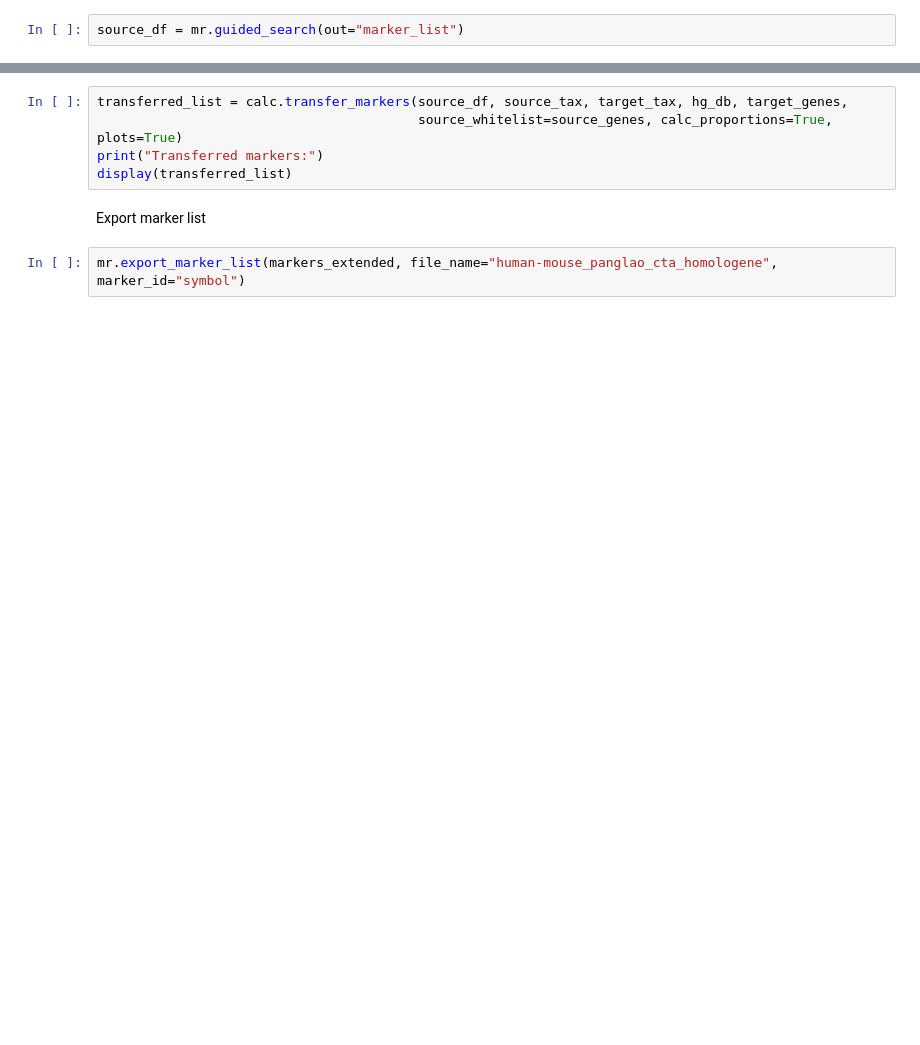
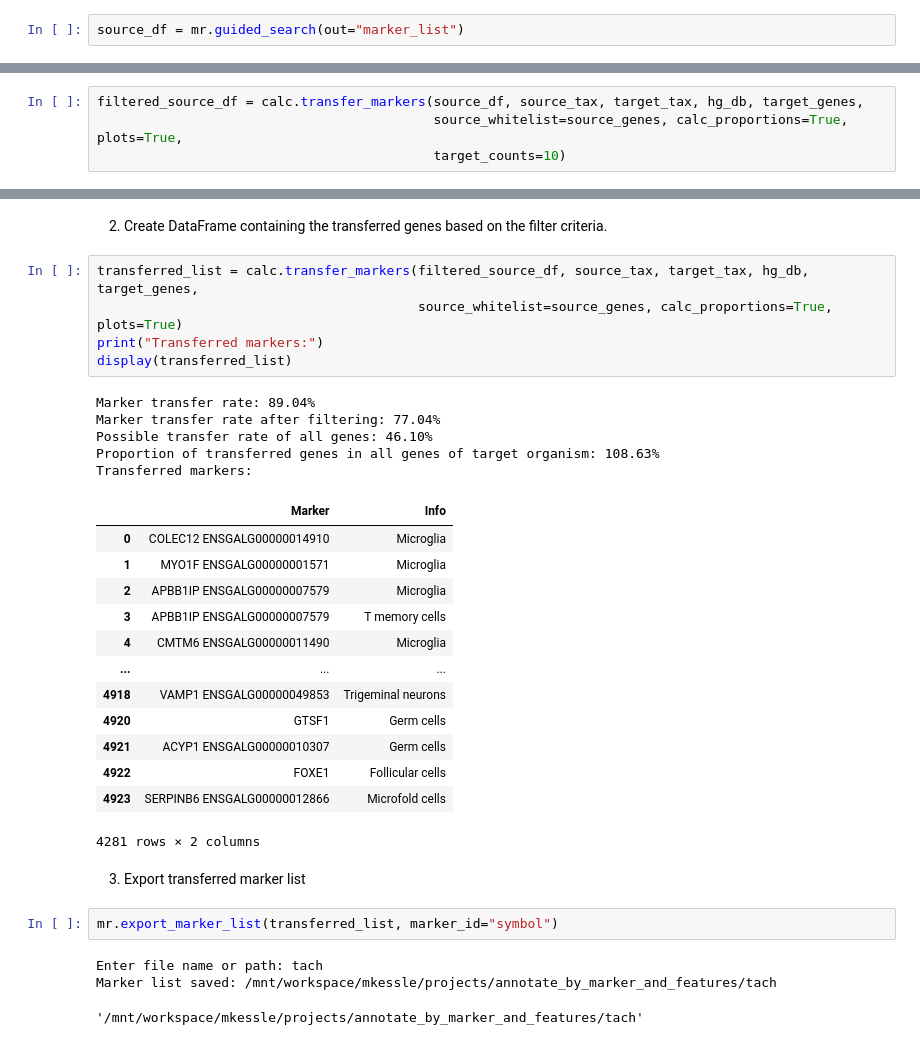
Before and after one commit to loosolab/MarkerRepo, a Jupyter notebook: calculations.ipynb, the cells around one changed output, grey strips where cells are left out. Saved outputs shown, nothing was run; the diff lists cells and outputs as text; blank space fills up the shorter version.

```diff
--- a/calculations.ipynb
+++ b/calculations.ipynb
@@ -116,0 +273,4 @@ Transfer source markers to target markers using HomoloGene db and extend transfe
+# %%
+filtered_source_df = calc.transfer_markers(source_df, source_tax, target_tax, hg_db, target_genes,
+                                           source_whitelist=source_genes, calc_proportions=True, plots=True,
+                                           target_counts=10)
@@ -117,9 +312,34 @@ Transfer source markers to target markers using HomoloGene db and extend transfe
+# %% [markdown]
+2. Create DataFrame containing the transferred genes based on the filter criteria.
 # %%
-transferred_list = calc.transfer_markers(source_df, source_tax, target_tax, hg_db, target_genes,
+transferred_list = calc.transfer_markers(filtered_source_df, source_tax, target_tax, hg_db, target_genes,
                                          source_whitelist=source_genes, calc_proportions=True, plots=True)
 print("Transferred markers:")
 display(transferred_list)
+# %% [output]
+Marker transfer rate: 89.04%
+Marker transfer rate after filtering: 77.04%
+Possible transfer rate of all genes: 46.10%
+Proportion of transferred genes in all genes of target organism: 108.63%
+Transferred markers:
+|  | Marker | Info |
+| 0 | COLEC12 ENSGALG00000014910 | Microglia |
+| 1 | MYO1F ENSGALG00000001571 | Microglia |
+| 2 | APBB1IP ENSGALG00000007579 | Microglia |
+| 3 | APBB1IP ENSGALG00000007579 | T memory cells |
+| 4 | CMTM6 ENSGALG00000011490 | Microglia |
+| ... | ... | ... |
+| 4918 | VAMP1 ENSGALG00000049853 | Trigeminal neurons |
+| 4920 | GTSF1 | Germ cells |
+| 4921 | ACYP1 ENSGALG00000010307 | Germ cells |
+| 4922 | FOXE1 | Follicular cells |
+| 4923 | SERPINB6 ENSGALG00000012866 | Microfold cells |
+4281 rows × 2 columns
-# %% [markdown]
-Export marker list
+# %% [markdown]
+3. Export transferred marker list
 # %%
-mr.export_marker_list(markers_extended, file_name="human-mouse_panglao_cta_homologene", marker_id="symbol")
+mr.export_marker_list(transferred_list, marker_id="symbol")
+# %% [output]
+Enter file name or path: tach
+Marker list saved: /mnt/workspace/mkessle/projects/annotate_by_marker_and_features/tach
+'/mnt/workspace/mkessle/projects/annotate_by_marker_and_features/tach'
```
Also changed, not shown: parts of 26 cells of this notebook, 1 other file.
